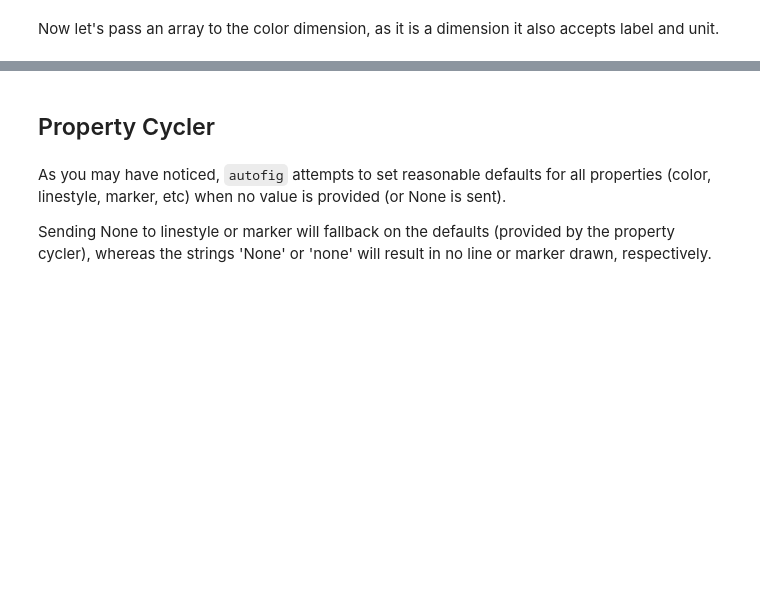
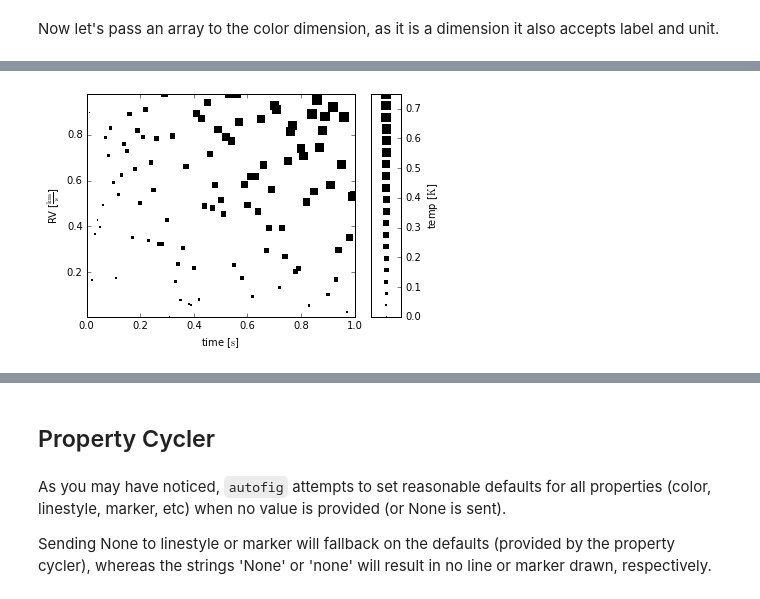
Before and after one commit to kecnry/autofig, a Jupyter notebook: examples/autofig_basics.ipynb, the cells around one changed output, grey strips where cells are left out. Saved outputs shown, nothing was run; the diff lists cells and outputs as text; code cells hidden in the pictures; blank space fills up the shorter version.

```diff
--- a/examples/autofig_basics.ipynb
+++ b/examples/autofig_basics.ipynb
@@ -103,0 +125,10 @@ autofig.plot(x=x, xlabel='time', xunit=u.s,
+# %%
+s = np.sin(x*y)
+
+autofig.reset()
+autofig.plot(x=x, xlabel='time', xunit=u.s,
+             y=y, ylabel='RV', yunit='km/s',
+             s=s, slabel='temp', sunit='K',
+             marker='s', ls='None')
+# %% [output]
+[figure, added]
```
Also changed, not shown: parts of 26 cells of this notebook.
